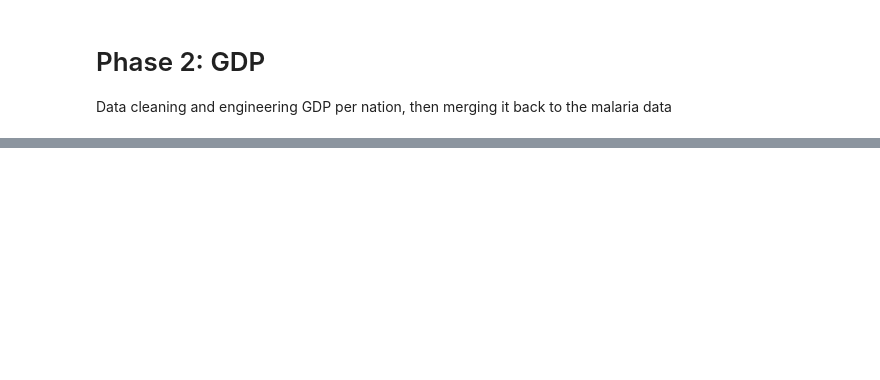
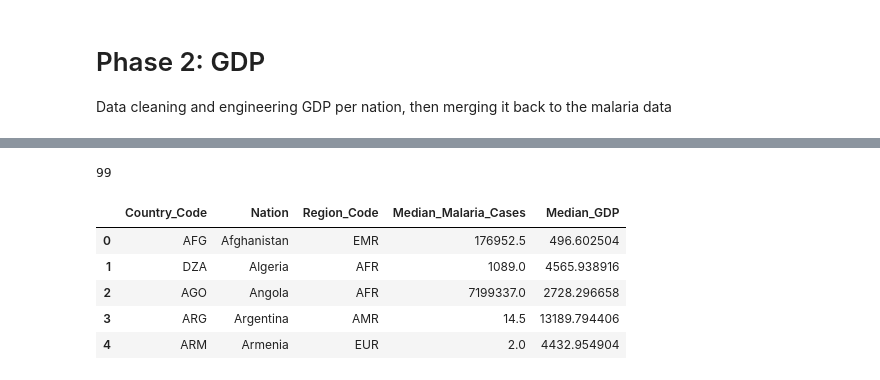
Before and after one commit to ZacharyMalonjao/Capstone2-A3101-Group2-SY26-27, a Jupyter notebook: ipynb_notebooks/malaria.ipynb, the cells around one changed output, grey strips where cells are left out. Saved outputs shown, nothing was run; the diff lists cells and outputs as text; code cells hidden in the pictures; blank space fills up the shorter version.

```diff
--- a/ipynb_notebooks/malaria.ipynb
+++ b/ipynb_notebooks/malaria.ipynb
@@ -360,0 +280,5 @@ Error:
+# %%
+gdp_df['Median_GDP'] = gdp_df[year_cols].median(axis=1)
+# %%
+gdp_df = gdp_df[['Country Code', 'Median_GDP']]
+gdp_df.head()
@@ -360,0 +292,9 @@ Error:
+# %%
+df_final = df_final.merge(
+	gdp_df,
+	how='left',
+	left_on='Country_Code',
+    right_on='Country Code'
+)
+
+df_final.info()
@@ -360,0 +328,15 @@ Error:
+# %%
+df_final = df_final.dropna(subset=['Median_GDP'])
+print(len(df_final))
+# %% [output]
+99
+# %%
+df_final = df_final.drop(columns=['Country Code'])
+df_final.head()
+# %% [output]
+|  | Country_Code | Nation | Region_Code | Median_Malaria_Cases | Median_GDP |
+| 0 | AFG | Afghanistan | EMR | 176952.5 | 496.602504 |
+| 1 | DZA | Algeria | AFR | 1089.0 | 4565.938916 |
+| 2 | AGO | Angola | AFR | 7199337.0 | 2728.296658 |
+| 3 | ARG | Argentina | AMR | 14.5 | 13189.794406 |
+| 4 | ARM | Armenia | EUR | 2.0 | 4432.954904 |
```
Also changed, not shown: parts of 27 cells of this notebook.
